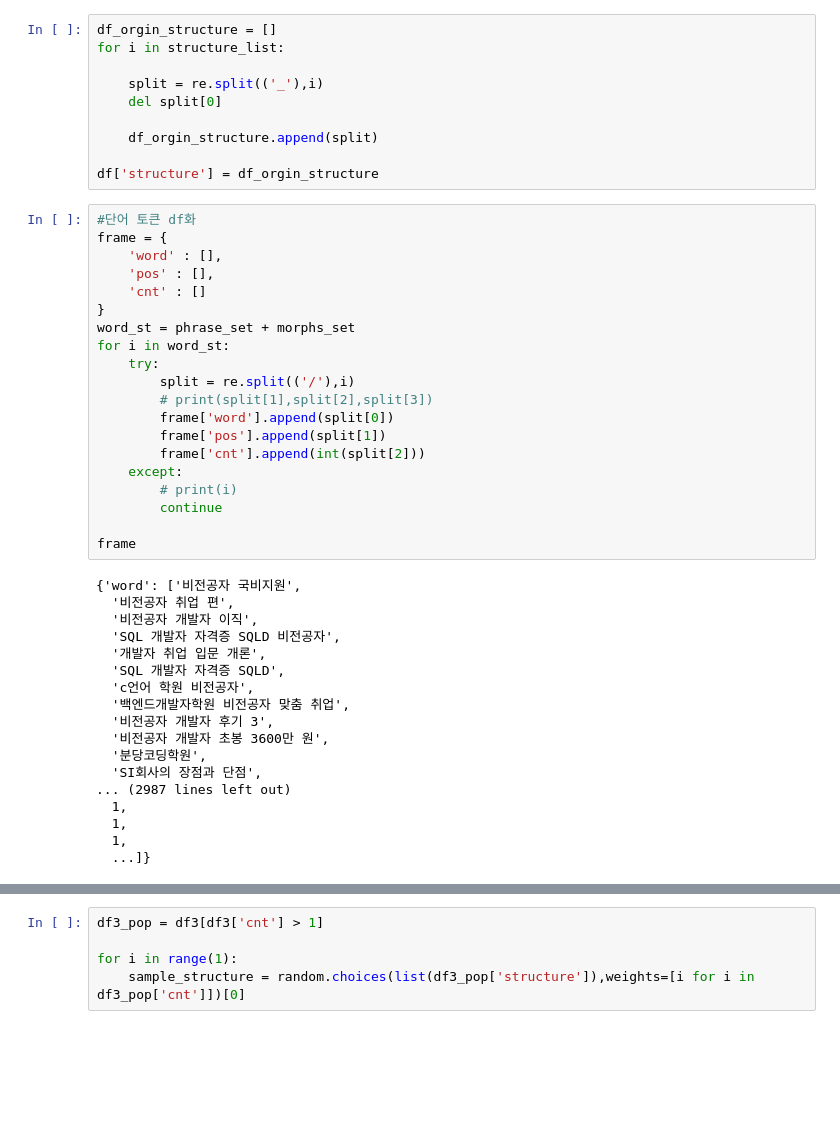
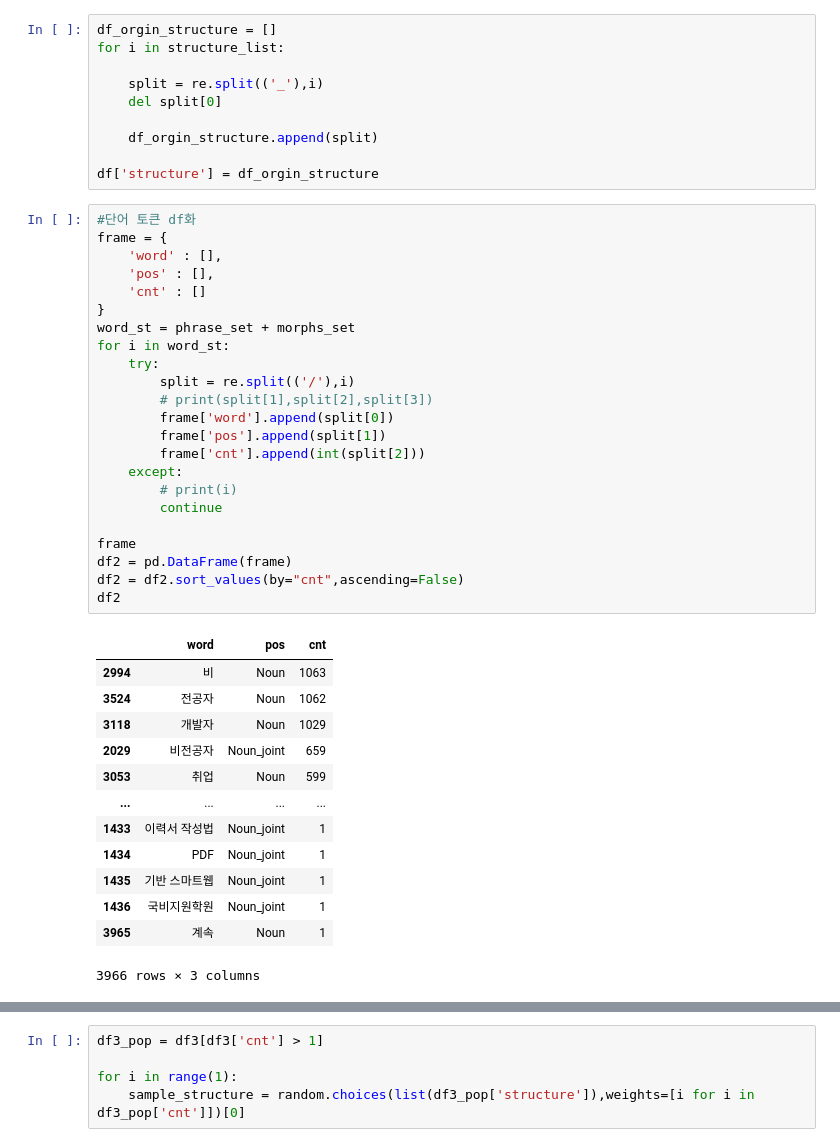
Before and after one commit to skadudd/adDev, a Jupyter notebook: ad_copy_maker/word_parser.ipynb, the cells around one changed output, grey strips where cells are left out. Cells and saved outputs as stored; diff of their text form; blank space fills up the shorter version.

```diff
--- a/ad_copy_maker/word_parser.ipynb
+++ b/ad_copy_maker/word_parser.ipynb
@@ -180,41 +180,40 @@ df['structure'] = df_orgin_structure
 # %%
 #단어 토큰 df화
 frame = {
     'word' : [],
     'pos' : [],
     'cnt' : []
 }
 word_st = phrase_set + morphs_set
 for i in word_st:
     try:
         split = re.split(('/'),i)
         # print(split[1],split[2],split[3])
         frame['word'].append(split[0])
         frame['pos'].append(split[1])
         frame['cnt'].append(int(split[2]))
     except:
         # print(i)
         continue
 
 frame
+df2 = pd.DataFrame(frame)
+df2 = df2.sort_values(by="cnt",ascending=False)
+df2
 # %% [output]
+|  | word | pos | cnt |
+| 2994 | 비 | Noun | 1063 |
+| 3524 | 전공자 | Noun | 1062 |
+| 3118 | 개발자 | Noun | 1029 |
+| 2029 | 비전공자 | Noun_joint | 659 |
+| 3053 | 취업 | Noun | 599 |
+| ... | ... | ... | ... |
+| 1433 | 이력서 작성법 | Noun_joint | 1 |
+| 1434 | PDF | Noun_joint | 1 |
+| 1435 | 기반 스마트웹 | Noun_joint | 1 |
+| 1436 | 국비지원학원 | Noun_joint | 1 |
+| 3965 | 계속 | Noun | 1 |
-{'word': ['비전공자 국비지원',
-  '비전공자 취업 편',
-  '비전공자 개발자 이직',
-  'SQL 개발자 자격증 SQLD 비전공자',
-  '개발자 취업 입문 개론',
-  'SQL 개발자 자격증 SQLD',
-  'c언어 학원 비전공자',
-  '백엔드개발자학원 비전공자 맞춤 취업',
-  '비전공자 개발자 후기 3',
-  '비전공자 개발자 초봉 3600만 원',
-  '분당코딩학원',
-  'SI회사의 장점과 단점',
-... (2987 lines left out)
-  1,
-  1,
-  1,
-  ...]}
+3966 rows × 3 columns
 # %%
 # 문장구조 df화
 structure_frame = {
```
Also changed, not shown: parts of 4 cells of this notebook.
